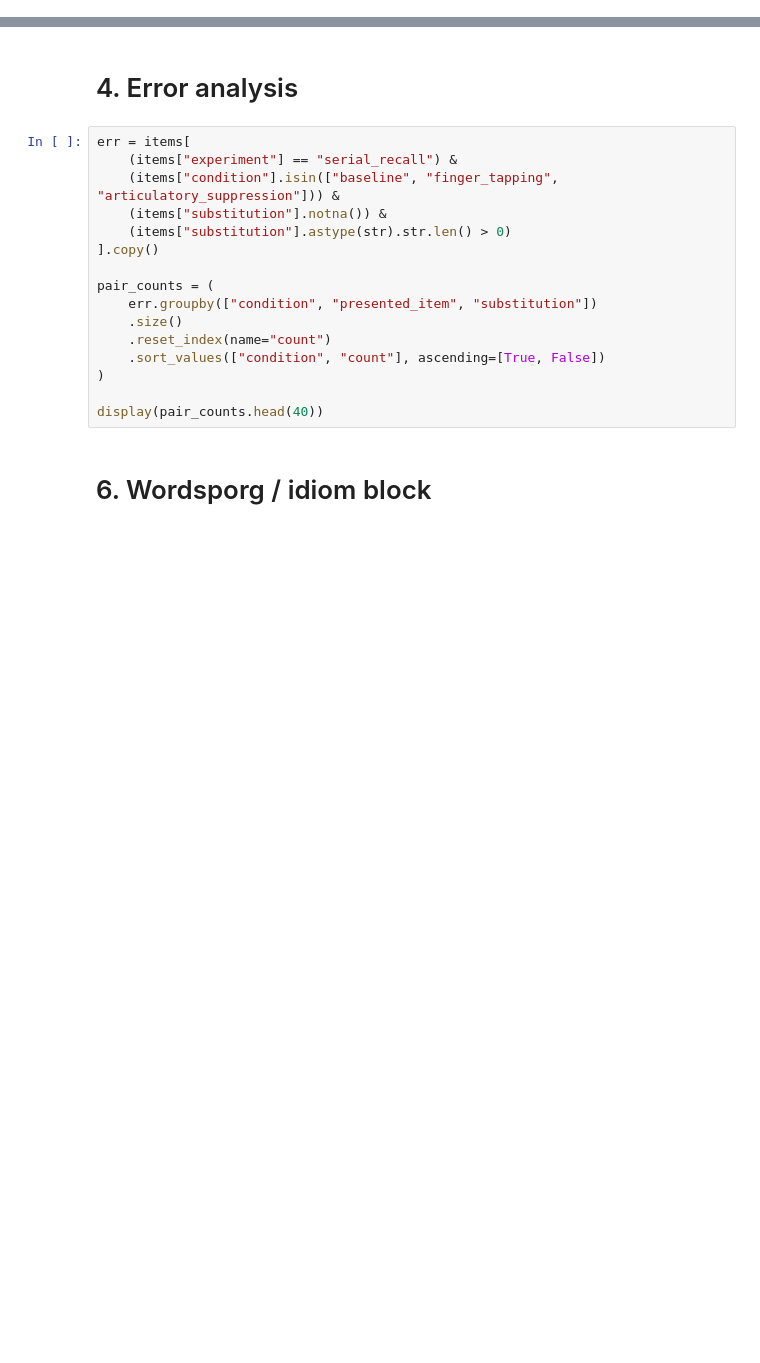
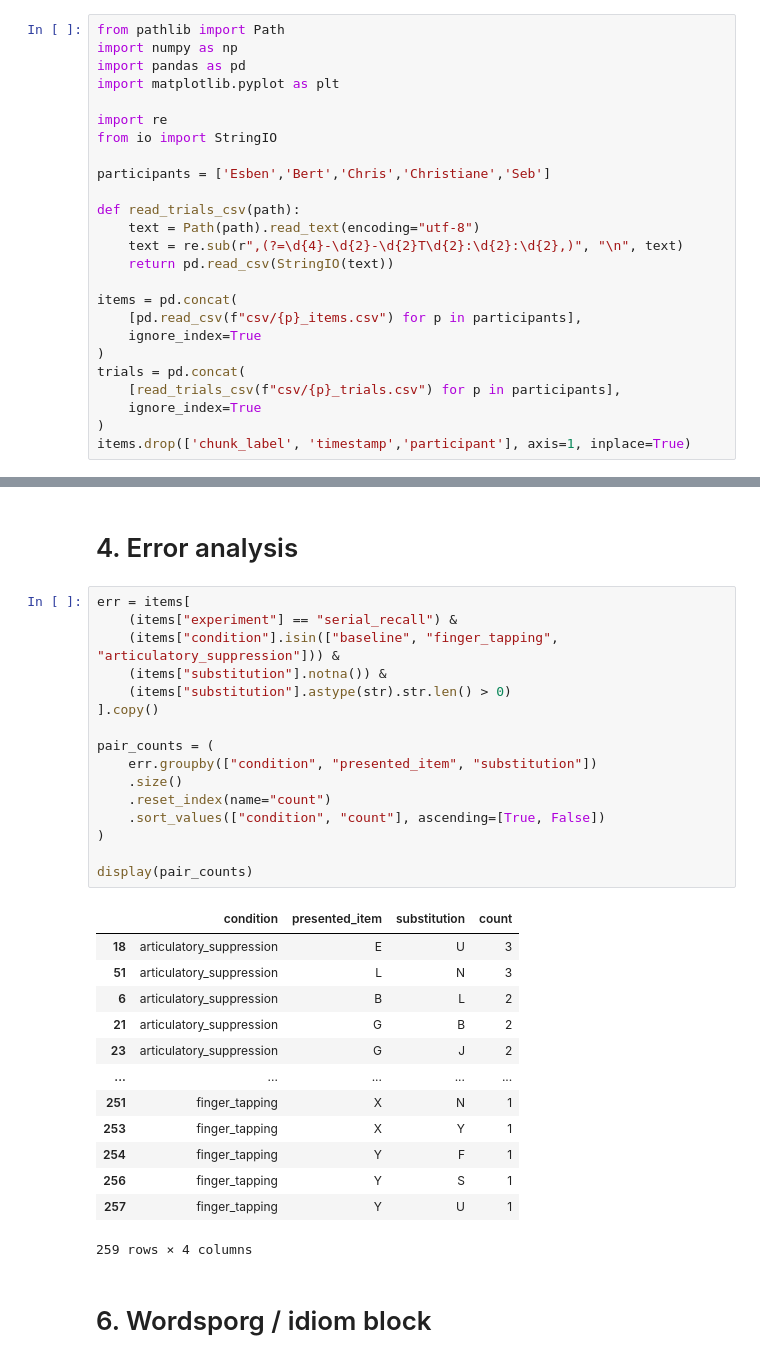
Before and after one commit to ArcadeAnarkist/Project_1_Memory, a Jupyter notebook: memory_analysis.ipynb, the cells around one changed output, grey strips where cells are left out. Saved outputs shown, nothing was run; the diff lists cells and outputs as text; blank space fills up the shorter version.

```diff
--- a/memory_analysis.ipynb
+++ b/memory_analysis.ipynb
@@ -44,3 +20,28 @@ display(items.head())
+# %%
+from pathlib import Path
+import numpy as np
+import pandas as pd
+import matplotlib.pyplot as plt
+
+import re
+from io import StringIO
+
+participants = ['Esben','Bert','Chris','Christiane','Seb']
+
+def read_trials_csv(path):
+    text = Path(path).read_text(encoding="utf-8")
+    text = re.sub(r",(?=\d{4}-\d{2}-\d{2}T\d{2}:\d{2}:\d{2},)", "\n", text)
+    return pd.read_csv(StringIO(text))
+
+items = pd.concat(
+    [pd.read_csv(f"csv/{p}_items.csv") for p in participants],
+    ignore_index=True
+)
+trials = pd.concat(
+    [read_trials_csv(f"csv/{p}_trials.csv") for p in participants],
+    ignore_index=True
+)
+items.drop(['chunk_label', 'timestamp','participant'], axis=1, inplace=True)
 # %% [markdown]
 ## Bootstrap confidence intervals
 
@@ -152,19 +190,33 @@ display(serial_summary)
 # %%
 err = items[
     (items["experiment"] == "serial_recall") &
     (items["condition"].isin(["baseline", "finger_tapping", "articulatory_suppression"])) &
     (items["substitution"].notna()) &
     (items["substitution"].astype(str).str.len() > 0)
 ].copy()
 
 pair_counts = (
     err.groupby(["condition", "presented_item", "substitution"])
     .size()
     .reset_index(name="count")
     .sort_values(["condition", "count"], ascending=[True, False])
 )
 
-display(pair_counts.head(40))
+display(pair_counts)
+# %% [output]
+|  | condition | presented_item | substitution | count |
+| 18 | articulatory_suppression | E | U | 3 |
+| 51 | articulatory_suppression | L | N | 3 |
+| 6 | articulatory_suppression | B | L | 2 |
+| 21 | articulatory_suppression | G | B | 2 |
+| 23 | articulatory_suppression | G | J | 2 |
+| ... | ... | ... | ... | ... |
+| 251 | finger_tapping | X | N | 1 |
+| 253 | finger_tapping | X | Y | 1 |
+| 254 | finger_tapping | Y | F | 1 |
+| 256 | finger_tapping | Y | S | 1 |
+| 257 | finger_tapping | Y | U | 1 |
+259 rows × 4 columns
 # %% [markdown]
 # 6. Wordsporg / idiom block
 # %%
```
Also changed, not shown: parts of 9 cells of this notebook, 1 other file.
